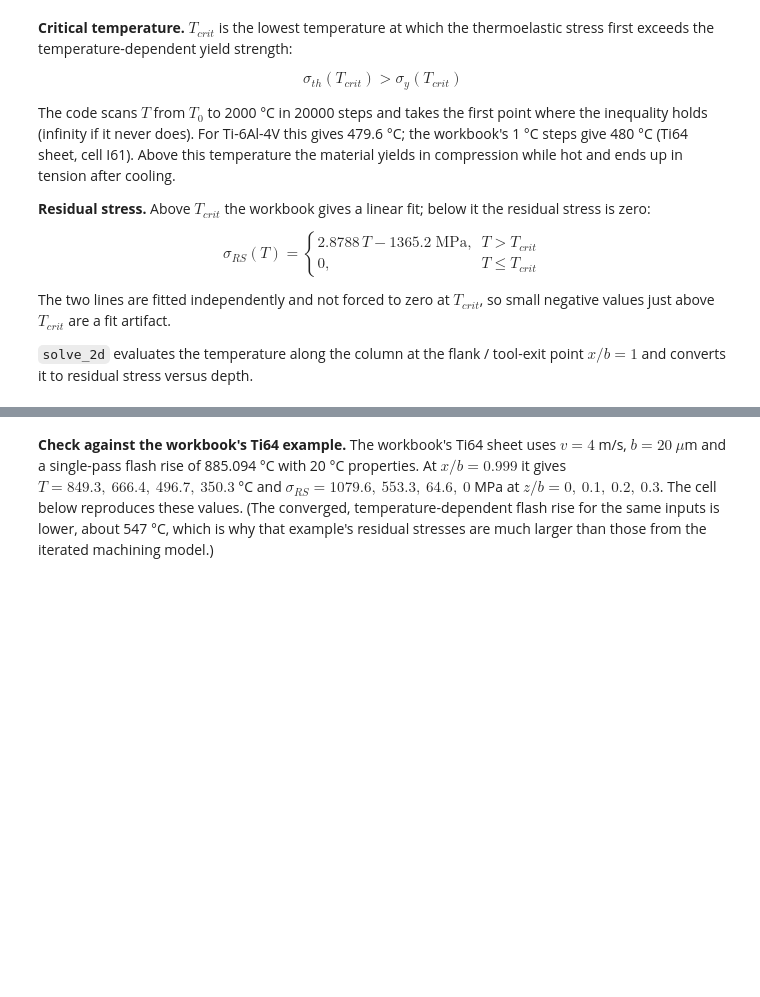
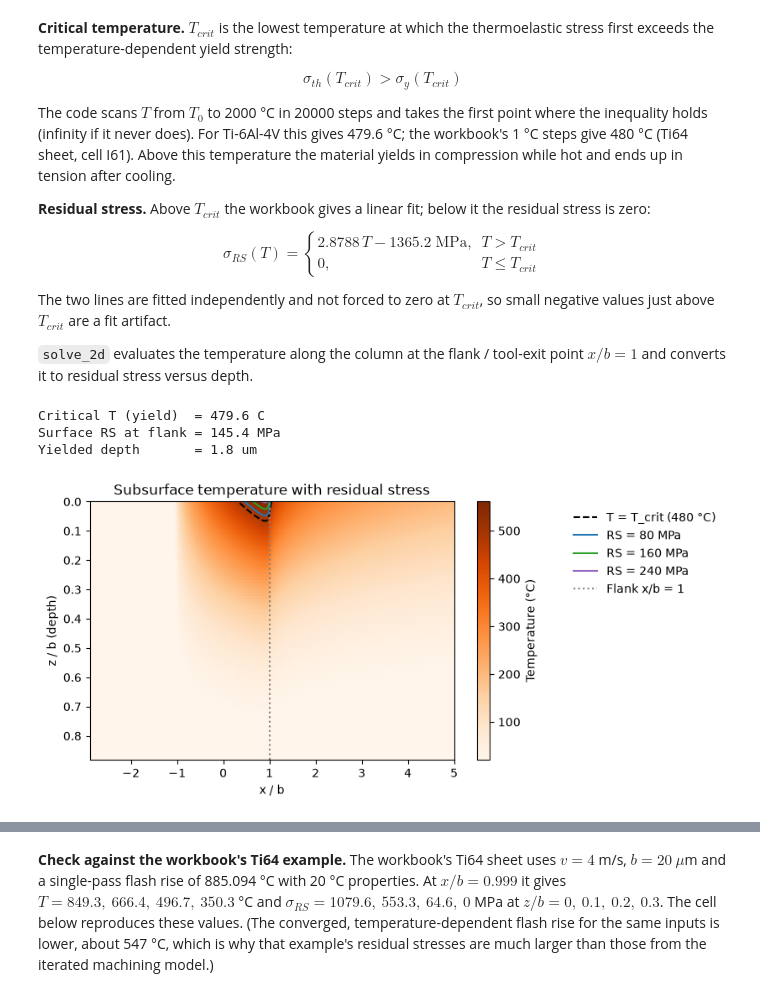
Before and after one commit to Ixiandesign/ME699_Cutting_Model, a Jupyter notebook: cutting_model.ipynb, the cells around one changed output, grey strips where cells are left out. Drawn from its saved outputs; the diff is of its cells as text; code cells hidden in the pictures; blank space fills up the shorter version.

```diff
--- a/cutting_model.ipynb
+++ b/cutting_model.ipynb
@@ -274,10 +277,11 @@ DEFAULT_X_OVER_B = np.linspace(-3.0, 5.0, 2000)
 DEFAULT_Z_OVER_B = np.linspace(0.0, 4.0, 200)
 
 
-def _flash(v_m_min, Fc_N, w_mm, b_um, T_ambient, h_mm=None):
+def _flash(v_m_min, Fc_N, w_mm, b_um, T_ambient, h_mm=None, a_low=None, a_high=None):
     return flash_temperature(v_m_min / 60.0, Fc_N, w_mm / 1000.0,
                              None if b_um is None else b_um * 1e-6, T_ambient,
-                             h_m=None if h_mm is None else h_mm / 1000.0)
+                             h_m=None if h_mm is None else h_mm / 1000.0,
+                             a_low=a_low, a_high=a_high)
 
 
 @dataclass(frozen=True)
@@ -297,9 +301,10 @@ class ProfileResult:
     R: float = 1.0
 
 
-def solve(v_m_min, Fc_N, w_mm, b_um=None, T_ambient=20.0, x_over_b=None, h_mm=None):
+def solve(v_m_min, Fc_N, w_mm, b_um=None, T_ambient=20.0, x_over_b=None, h_mm=None,
+         a_low=None, a_high=None):
     x = DEFAULT_X_OVER_B if x_over_b is None else np.asarray(x_over_b, dtype=float)
-    f = _flash(v_m_min, Fc_N, w_mm, b_um, T_ambient, h_mm)
+    f = _flash(v_m_min, Fc_N, w_mm, b_um, T_ambient, h_mm, a_low, a_high)
     shape = normalized_shape(x, f.Pe)
     return ProfileResult(x, shape, T_ambient + f.T_flash * shape, f.Pe, f.T_flash,
                          float(x[np.argmax(shape)]), f.converged, f.iterations,
@@ -409,10 +427,11 @@ class TwoDResult:
 
 
 def solve_2d(v_m_min, Fc_N, w_mm, b_um=None, T_ambient=20.0,
-             x_over_b=None, z_over_b=None, flank_x_over_b=1.0, h_mm=None):
+             x_over_b=None, z_over_b=None, flank_x_over_b=1.0, h_mm=None,
+             a_low=None, a_high=None):
     x = DEFAULT_X_OVER_B if x_over_b is None else np.asarray(x_over_b, dtype=float)
     z = DEFAULT_Z_OVER_B if z_over_b is None else np.asarray(z_over_b, dtype=float)
-    f = _flash(v_m_min, Fc_N, w_mm, b_um, T_ambient, h_mm)
+    f = _flash(v_m_min, Fc_N, w_mm, b_um, T_ambient, h_mm, a_low, a_high)
 
     field = subsurface_temperature(x, z, f.Pe, f.T_flash, T_ambient, f.k, f.cp,
                                    TI64["rho"], v_m_min / 60.0, f.b)
@@ -425,26 +444,58 @@ def solve_2d(v_m_min, Fc_N, w_mm, b_um=None, T_ambient=20.0,
 # %%
 X = np.linspace(-3.0, 5.0, 801)   # contains x/b = 1 (flank) exactly
 Z = 4.0 * np.linspace(0.0, 1.0, 200) ** 2   # fine near the surface, where RS lives
 r2 = solve_2d(v_m_min, Fc, w_mm, None, T0, x_over_b=X, z_over_b=Z, h_mm=h_mm)
 b_um = r2.b_um
 Tc = r2.T_critical_C
 rs_field = residual_stress(r2.T_field_C, Tc)
 yielded = r2.z_over_b[r2.residual_stress_MPa > 0]
 
 print(f"Critical T (yield)  = {Tc:.1f} C")
 print(f"Surface RS at flank = {r2.residual_stress_MPa[0]:.1f} MPa")
 print(f"Yielded depth       = {yielded.max() * b_um if yielded.size else 0:.1f} um")
 
-fig, ax = plt.subplots(figsize=(8, 4))
-mesh = ax.pcolormesh(X, Z, r2.T_field_C, cmap="Oranges", shading="auto")
-fig.colorbar(mesh, ax=ax, label="Temperature (°C)")
-if rs_field.max() > 0:
-    ax.contour(X, Z, r2.T_field_C, levels=[Tc], colors="k", linestyles="dashed")
-    ax.plot([], [], "k--", label=f"T = T_crit ({Tc:.0f} °C)")
-    for color, level in zip(["C0", "C2", "C4", "C9"], MaxNLocator(4).tick_values(0, rs_field.max())[1:-1]):
-        ax.contour(X, Z, rs_field, levels=[level], colors=[color])
-        ax.plot([], [], color=color, label=f"RS = {level:.0f} MPa")
-ax.axvline(1.0, color="gray", ls=":")
-ax.plot([], [], ":", color="gray", label="Flank x/b = 1")
-ax.legend(loc="upper left", bbox_to_anchor=(1.3, 1.0), frameon=False)
-ax.set(title="Subsurface temperature with residual stress", xlabel="x / b", ylabel="z / b (depth)", ylim=(0.9, 0))
+
+def _crop(result2d, frac=0.02):
+    """x/b range and max depth where the field is noticeably above ambient,
+    so the heatmap isn't mostly empty far-field (mirrors app.py's _crop)."""
+    rise = result2d.T_field_C - result2d.T_field_C.min()
+    hot = rise > frac * rise.max() if rise.max() > 0 else np.ones_like(rise, bool)
+    x_hot = result2d.x_over_b[hot.any(axis=0)]
+    z_hot = result2d.z_over_b[hot.any(axis=1)]
+    pad = max(0.3 * (x_hot.max() - x_hot.min()), 0.5)
+    return (max(x_hot.min() - pad, X[0]), min(x_hot.max() + pad, X[-1]),
+           min(max(1.3 * z_hot.max(), 0.15), Z[-1]))
+
+
+def _plot_field(result2d, limits=None, title="Subsurface temperature with residual stress"):
+    """Temperature field with iso-RS contours (mirrors app.py's _plot_field)."""
+    x_lo, x_hi, z_hi = _crop(result2d) if limits is None else limits
+    Tc_ = result2d.T_critical_C
+    rs = residual_stress(result2d.T_field_C, Tc_)
+    fig, ax = plt.subplots(figsize=(7, 4))
+    mesh = ax.pcolormesh(result2d.x_over_b, result2d.z_over_b, result2d.T_field_C, cmap="Oranges", shading="auto")
+    fig.colorbar(mesh, ax=ax, label="Temperature (°C)")
+    if rs.max() > 0:
+        ax.contour(result2d.x_over_b, result2d.z_over_b, result2d.T_field_C, levels=[Tc_], colors="k", linestyles="dashed")
+        ax.plot([], [], "k--", label=f"T = T_crit ({Tc_:.0f} °C)")
+        for color, level in zip(["C0", "C2", "C4", "C9"], MaxNLocator(4).tick_values(0, rs.max())[1:-1]):
+            ax.contour(result2d.x_over_b, result2d.z_over_b, rs, levels=[level], colors=[color])
+            ax.plot([], [], color=color, label=f"RS = {level:.0f} MPa")
+        ax.set_title(title)
+    else:
+        ax.set_title(f"{title} (no yielding, RS = 0)")
+    ax.axvline(result2d.flank_x_over_b, color="gray", ls=":")
+    ax.plot([], [], ":", color="gray", label="Flank x/b = 1")
+    ax.legend(loc="upper left", bbox_to_anchor=(1.3, 1.0), frameon=False)
+    ax.set(xlabel="x / b", ylabel="z / b (depth)")
+    ax.set_xlim(x_lo, x_hi)
+    ax.set_ylim(z_hi, 0)  # surface at top
+    return fig
+
+
+_plot_field(r2);  # cropped to the visibly heated region, like app.py's main 2D plot
+# %% [output]
+Critical T (yield)  = 479.6 C
+Surface RS at flank = 145.4 MPa
+Yielded depth       = 1.8 um
+[figure, added]
```
Also changed, not shown: parts of 9 cells of this notebook, 2 other files.
